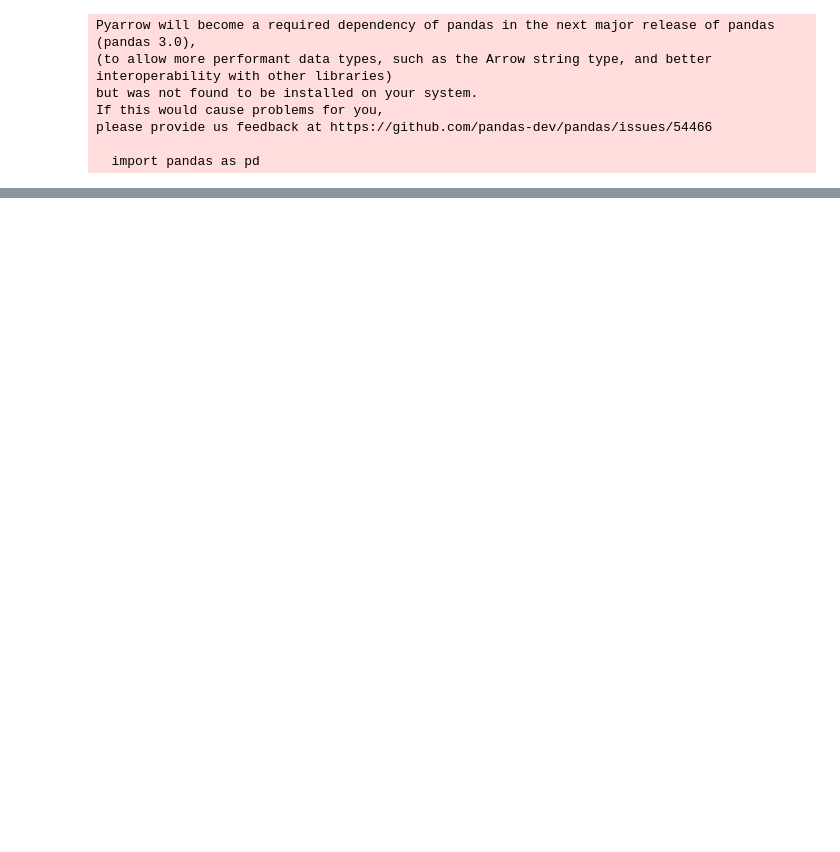
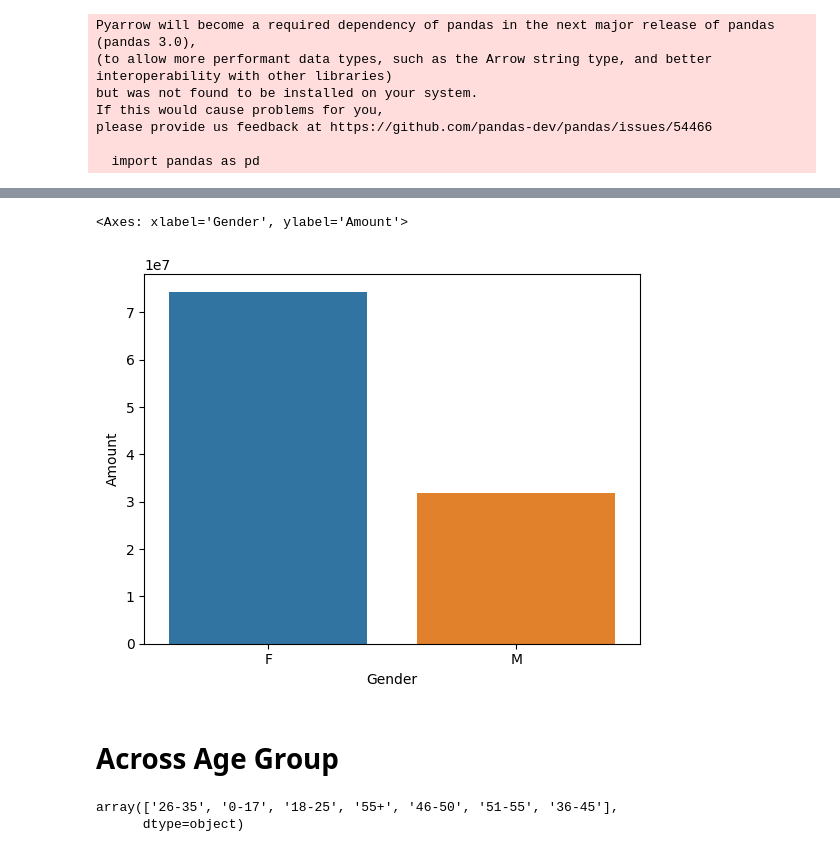
Before and after one commit to RayirthSoni/EDA-Practise, a Jupyter notebook: Code/analysis.ipynb, the cells around one changed output, grey strips where cells are left out. Cells and saved outputs as stored; diff of their text form; code cells hidden in the pictures; blank space fills up the shorter version.

```diff
--- a/Code/analysis.ipynb
+++ b/Code/analysis.ipynb
@@ -19,0 +182,12 @@ UnicodeDecodeError: 'utf-8' codec can't decode byte 0xa0 in position 267: invali
+# %%
+sns.barplot(data=df.groupby('Gender')['Amount'].sum().reset_index(),x='Gender',y='Amount',hue='Gender')
+# %% [output]
+<Axes: xlabel='Gender', ylabel='Amount'>
+[figure, added]
+# %% [markdown]
+# Across Age Group
+# %%
+df['Age Group'].unique()
+# %% [output]
+array(['26-35', '0-17', '18-25', '55+', '46-50', '51-55', '36-45'],
+      dtype=object)
```
Also changed, not shown: parts of 25 cells of this notebook.
